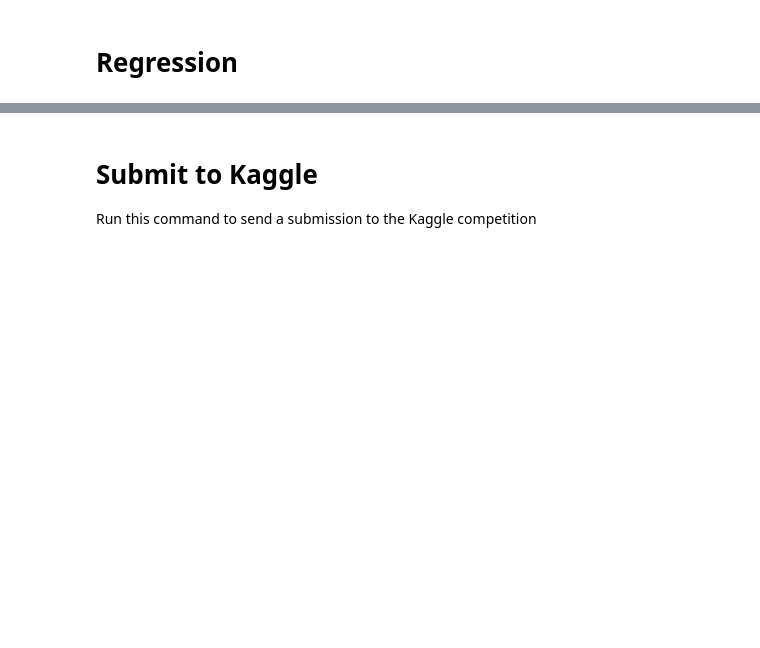
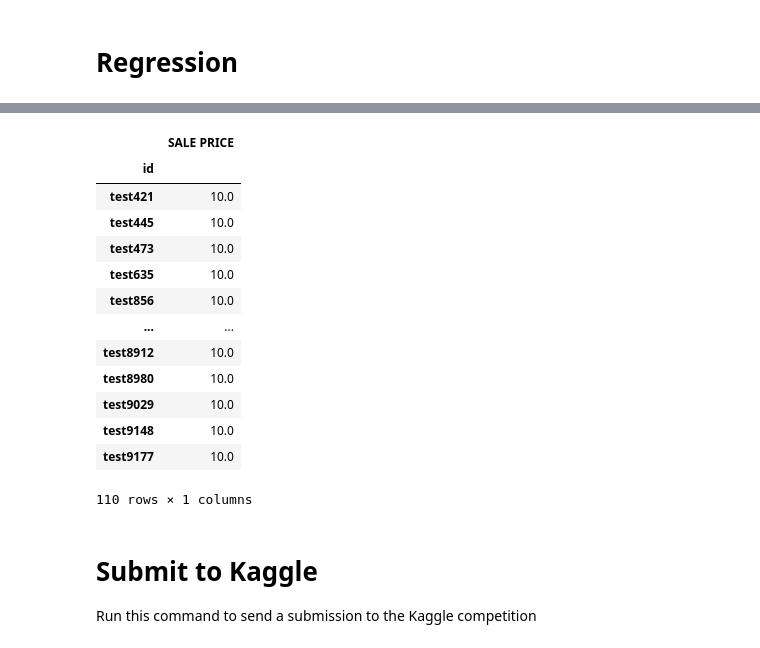
Before and after one commit to evilpegasus/Real-Estate-Price-Prediction, a Jupyter notebook: regression.ipynb, the cells around one changed output, grey strips where cells are left out. Saved outputs shown, nothing was run; the diff lists cells and outputs as text; code cells hidden in the pictures; blank space fills up the shorter version.

Commit message:
xgboost

```diff
--- a/regression.ipynb
+++ b/regression.ipynb
@@ -276,0 +298,16 @@ rf_submission.head()
+# %%
+# TODO tweak these params to find the best one (see code above)
+
+regressor = xgboost.XGBRegressor(base_score=0.25, booster='gbtree', colsample_bylevel=1,
+             colsample_bynode=1, colsample_bytree=1, gamma=0, gpu_id=-1,
+             importance_type='gain', interaction_constraints='',
+             learning_rate=0.1, max_delta_step=0, max_depth=2,
+             min_child_weight=1, monotone_constraints='()',
+             n_estimators=900, n_jobs=0, num_parallel_tree=1, random_state=0,
+             reg_alpha=0, reg_lambda=1, scale_pos_weight=1, subsample=1,
+             tree_method='exact', validate_parameters=1, verbosity=None)
+# %%
+regressor.fit(X_train, y_train)
+print('R-squared score (training): {:.3f}'.format(regressor.score(X_train, y_train)))
+regressor.fit(X_valid, y_valid)
+print('R-squared score (test): {:.3f}'.format(regressor.score(X_valid, y_valid)))
@@ -276,0 +317,9 @@ rf_submission.head()
+# %%
+xgb_pred = regressor.predict(df[(df.shape[0] - test_row_count):].drop("SALE PRICE", 1))
+xgb_pred = pd.DataFrame(xgb_pred)
+
+xgb_pred.index = X_test["id"]
+xgb_pred.columns = ["SALE PRICE"]
+xgb_pred[xgb_pred["SALE PRICE"] < 0] = 10       # hard code set < 0 to median
+xgb_pred.to_csv("output/xgb_submission.csv")
+xgb_pred.head()
@@ -277,3 +334,20 @@ rf_submission.head()
+# %%
+xgb_pred[xgb_pred["SALE PRICE"] < 1000]
+# %% [output]
+|  | SALE PRICE |
+| id |  |
+| test421 | 10.0 |
+| test445 | 10.0 |
+| test473 | 10.0 |
+| test635 | 10.0 |
+| test856 | 10.0 |
+| ... | ... |
+| test8912 | 10.0 |
+| test8980 | 10.0 |
+| test9029 | 10.0 |
+| test9148 | 10.0 |
+| test9177 | 10.0 |
+110 rows × 1 columns
 # %% [markdown]
 # Submit to Kaggle
 Run this command to send a submission to the Kaggle competition
```
Also changed, not shown: parts of 31 cells of this notebook, 5 other files.
